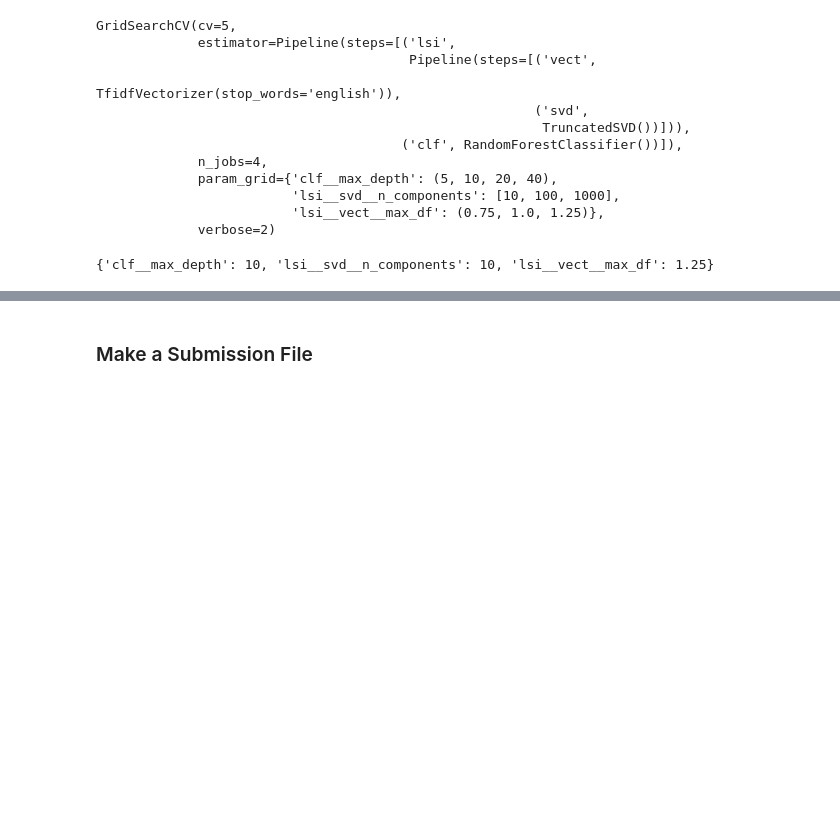
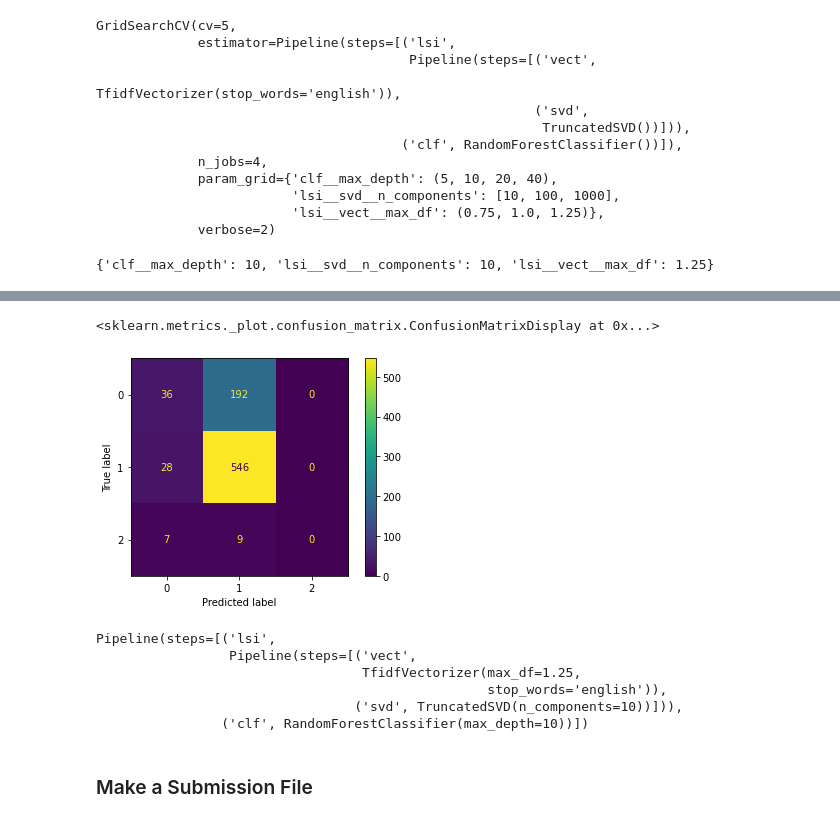
Before and after one commit to JAaron93/DS-Unit-4-Sprint-1-NLP, a Jupyter notebook: module3-document-classification/LS_DS_413_Document_Classification_Assignment.ipynb, the cells around one changed output, grey strips where cells are left out. Cells and saved outputs as stored; diff of their text form; code cells hidden in the pictures; blank space fills up the shorter version.

Commit message:
added bes estimator method

```diff
--- a/module3-document-classification/LS_DS_413_Document_Classification_Assignment.ipynb
+++ b/module3-document-classification/LS_DS_413_Document_Classification_Assignment.ipynb
@@ -311,3 +405,21 @@ grid_search.best_score_
+# %%
+plot_confusion_matrix(grid_search,
+                      X_val,
+                      y_val,
+                      values_format='.0f')
+# %% [output]
+<sklearn.metrics._plot.confusion_matrix.ConfusionMatrixDisplay at 0x...>
+[figure, added]
+# %%
+best_model = grid_search.best_estimator_
+best_model
+# %% [output]
+Pipeline(steps=[('lsi',
+                 Pipeline(steps=[('vect',
+                                  TfidfVectorizer(max_df=1.25,
+                                                  stop_words='english')),
+                                 ('svd', TruncatedSVD(n_components=10))])),
+                ('clf', RandomForestClassifier(max_depth=10))])
 # %% [markdown]
 ### Make a Submission File
 # %%
```
Also changed, not shown: parts of 39 cells of this notebook, 3 other files.
